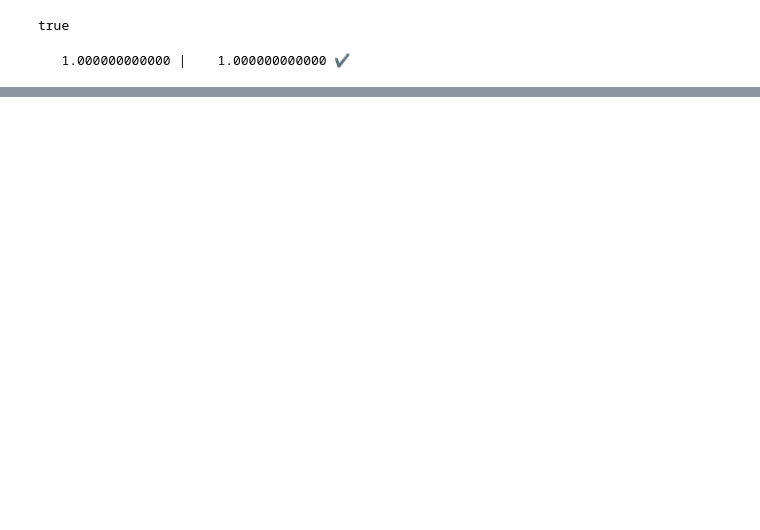
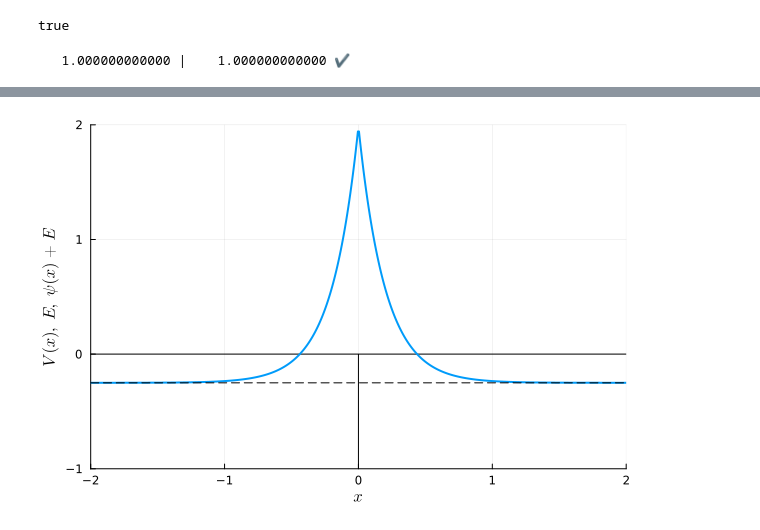
Before and after one commit to ohno/Antique.jl, a Jupyter notebook: developer/dev.ipynb, the cells around one changed output, grey strips where cells are left out. Drawn from its saved outputs; the diff is of its cells as text; code cells hidden in the pictures; blank space fills up the shorter version.

Commit message:
Update DeltaPotential Key Visual

```diff
--- a/developer/dev.ipynb
+++ b/developer/dev.ipynb
@@ -74,0 +48,11 @@ $\alpha$ is the potential strength, $m$ is the mass of particle and $\hbar$ is t
+# %%
+DP = DeltaPotential(α=0.1, m=0.5, ℏ=0.1)
+x = LinRange(-2,2,500);
+
+using Plots
+plot(xlim=[-2,2], ylim=[-1,2.0], legend=false, xlabel="\$x\$", ylabel="\$V(x),~E,~\\psi(x)+E\$")
+plot!([-2,0,0,0,2], [0,0,-1,0,0], lw=1, lc=:black) # plot!(x, x->V(DP,x), lw=1, lc=:black)
+plot!(x, x->ψ(DP,x) + E(DP), lw=2, lc=1)
+hline!([E(DP)], lw=1, ls=:dash, lc=:black)
+# %% [output]
+[figure, added]
```
Also changed, not shown: parts of 6 cells of this notebook.
